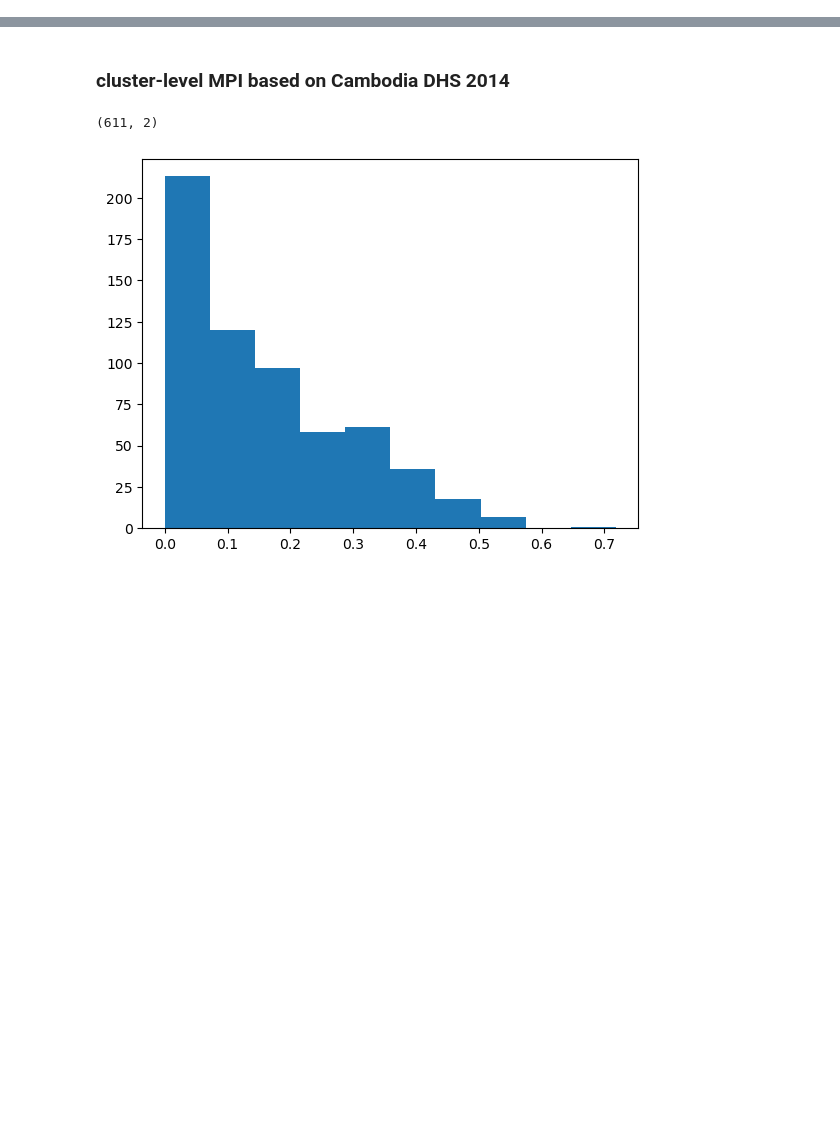
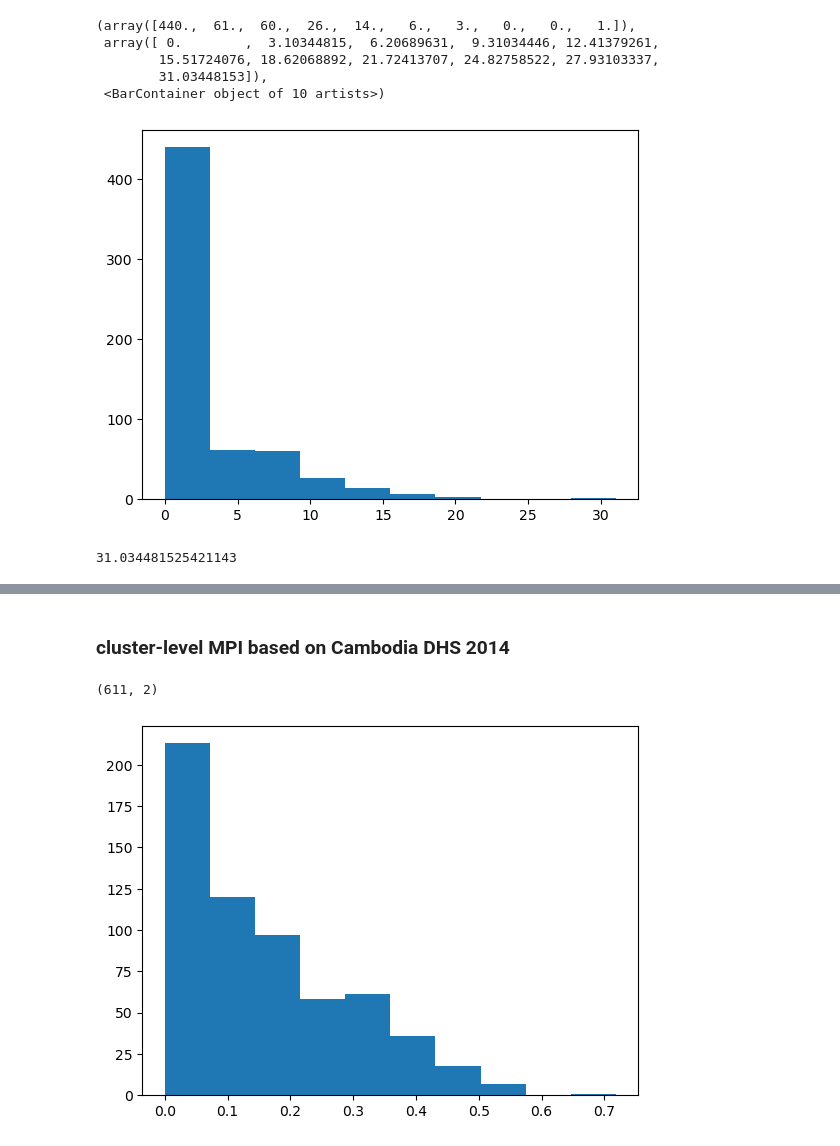
Before and after one commit to sig-gis/mpi, a Jupyter notebook: code/MPI/analysis.ipynb, the cells around one changed output, grey strips where cells are left out. Drawn from its saved outputs; the diff is of its cells as text; code cells hidden in the pictures; blank space fills up the shorter version.

```diff
--- a/code/MPI/analysis.ipynb
+++ b/code/MPI/analysis.ipynb
@@ -9,0 +30,14 @@ outfd_path = code_path.parent.parent / 'output'
+# %%
+plt.hist(df.ppt_samp_ppl_mis)  # percent sampled people with missing data
+# not used in MPI / CI calculation
+# %% [output]
+(array([440.,  61.,  60.,  26.,  14.,   6.,   3.,   0.,   0.,   1.]),
+ array([ 0.        ,  3.10344815,  6.20689631,  9.31034446, 12.41379261,
+        15.51724076, 18.62068892, 21.72413707, 24.82758522, 27.93103337,
+        31.03448153]),
+ <BarContainer object of 10 artists>)
+[figure, added]
+# %%
+df.pct_samp_ppl_mis.max()  # as much as 30% missing
+# %% [output]
+31.034481525421143
```
Also changed, not shown: parts of 17 cells of this notebook, 7 other files.
